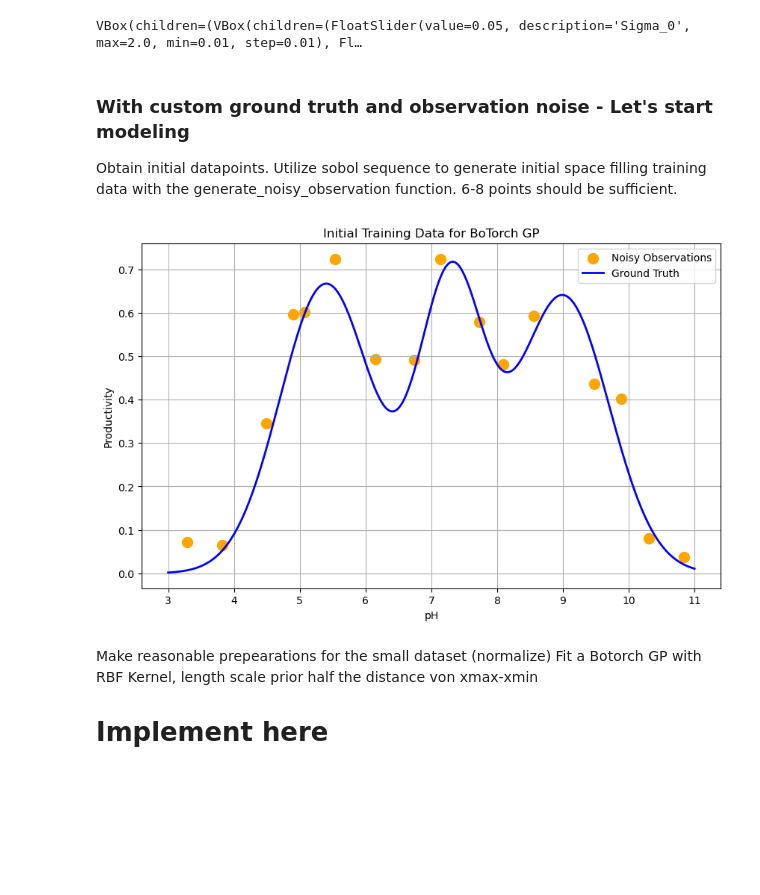
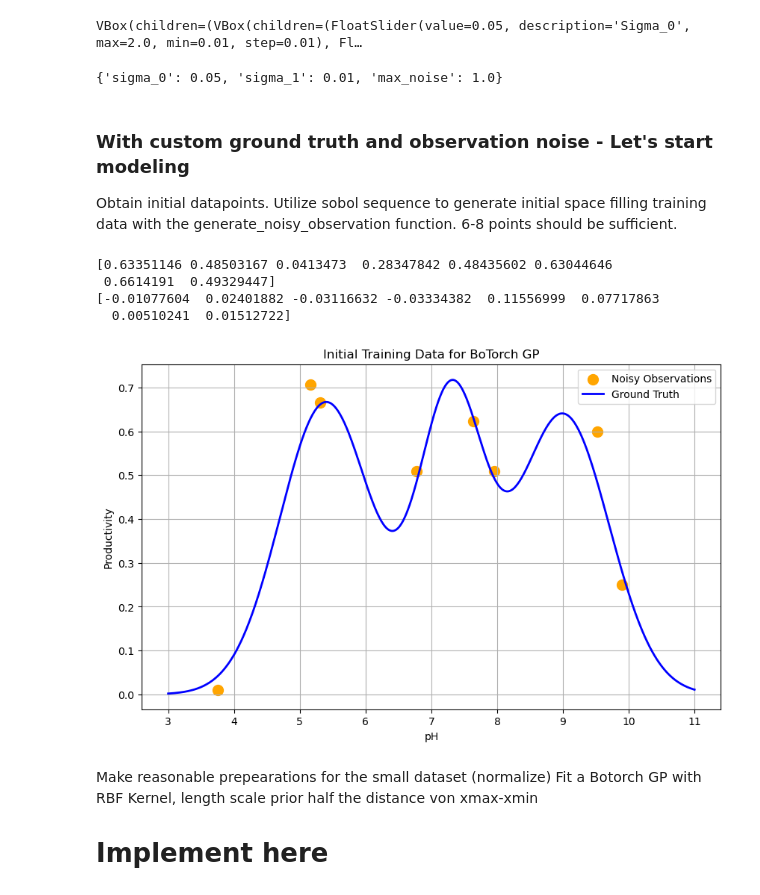
Before and after one commit to lhelleckes/BO_Empirical_Examples, a Jupyter notebook: simple_example.ipynb, the cells around one changed output. Saved outputs shown, nothing was run; the diff lists cells and outputs as text; code cells hidden in the pictures; blank space fills up the shorter version.

```diff
--- a/simple_example.ipynb
+++ b/simple_example.ipynb
@@ -51,7 +51,9 @@ $$
 # %%
 %matplotlib inline
 
-pH_values = np.linspace(3.5, 10.5, 500)
+bounds_pH = (3.5, 10.5)
+
+pH_values = np.linspace(bounds_pH[0], bounds_pH[1], 500)
 num_enzymes = 3
 
 config = {
@@ -163,13 +167,16 @@ VBox(children=(VBox(children=(FloatSlider(value=0.05, description='Sigma_0', max
 # %%
 # Extract current noise parameters (optional for further use)
 noise_params = get_slider_values(noise_sliders)
+print(noise_params)
+# %% [output]
+{'sigma_0': 0.05, 'sigma_1': 0.01, 'max_noise': 1.0}
 # %% [markdown]
 ### With custom ground truth and observation noise - Let's start modeling
 Obtain initial datapoints. Utilize sobol sequence to generate initial space filling training data with the generate_noisy_observation function.
 6-8 points should be sufficient.
 # %%
-num_points = 16
-x_init = generate_sobol_points(num_points, range_min=3, range_max=11, seed=SEED)
+num_points = 8
+x_init = generate_sobol_points(num_points, bounds=bounds_pH, seed=SEED)
 enzyme_params = list(extract_widget_values(enzyme_sliders).values())
 
 
@@ -181,34 +188,38 @@ y_init = generate_noisy_observations(
     noise_params=noise_params,  # Noise parameters from your noise sliders
     seed=SEED,
 )
 
 train_x = torch.tensor(x_init, dtype=dtype).unsqueeze(-1)
 train_y = torch.tensor(y_init, dtype=dtype).unsqueeze(-1)
 
 
 plt.figure(figsize=(10, 6))
 plt.scatter(
     train_x.numpy(), train_y.numpy(), color="orange", label="Noisy Observations", s=100
 )
 pH_range = np.linspace(3, 11, 500)
 
 
 ground_truth, _ = enzyme_truth(pH_range, list(extract_widget_values(enzyme_sliders).values()))
 plt.plot(
     pH_range,
     ground_truth,
     color="blue",
     label="Ground Truth",
     linewidth=2,
 )
 plt.title("Initial Training Data for BoTorch GP")
 plt.xlabel("pH")
 plt.ylabel("Productivity")
 plt.legend()
 plt.grid()
 plt.show()
 # %% [output]
+[0.63351146 0.48503167 0.0413473  0.28347842 0.48435602 0.63044646
+ 0.6614191  0.49329447]
+[-0.01077604  0.02401882 -0.03116632 -0.03334382  0.11556999  0.07717863
+  0.00510241  0.01512722]
-[figure, old version]
+[figure, new version]
 # %% [markdown]
 Make reasonable prepearations for the small dataset (normalize)
 Fit a Botorch GP with RBF Kernel, length scale prior half the distance von xmax-xmin
```
Also changed, not shown: parts of 13 cells of this notebook, 1 other file.
